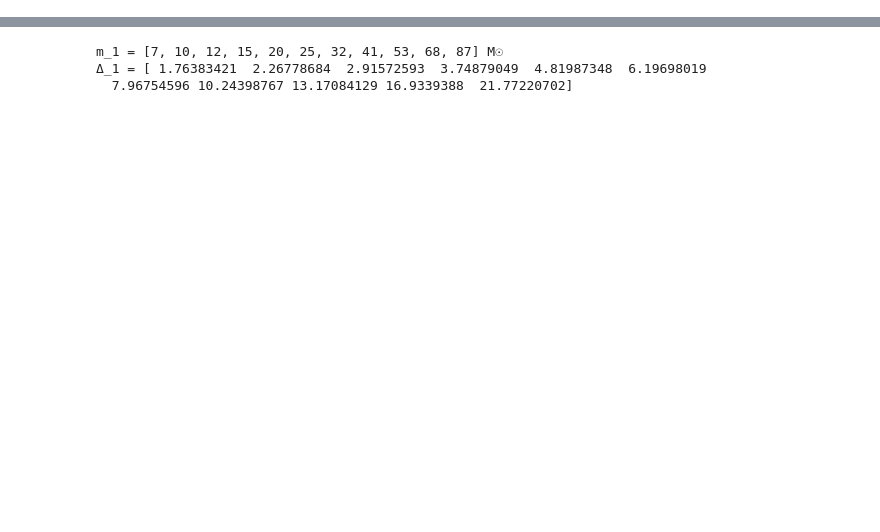
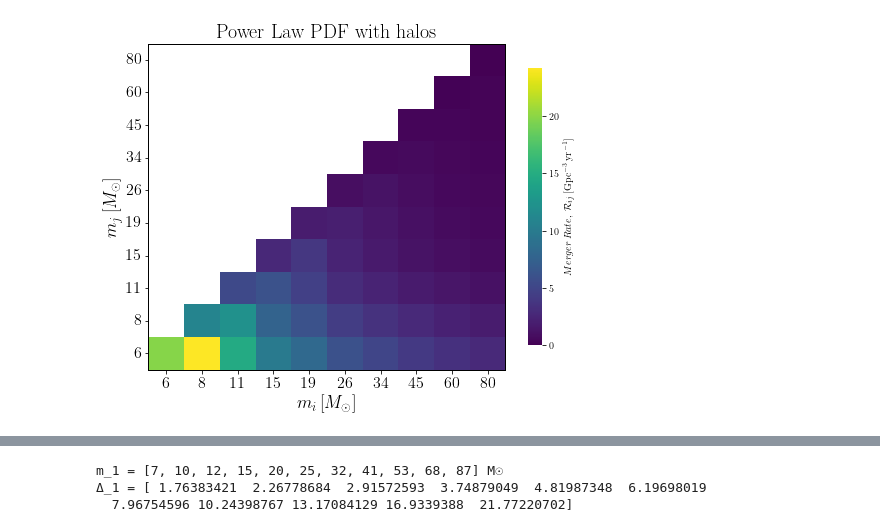
Before and after one commit to pratibhajangra591/Ifca-github, a Jupyter notebook: mergerwithdiff.massrange.ipynb, the cells around one changed output, grey strips where cells are left out. Cells and saved outputs as stored; diff of their text form; code cells hidden in the pictures; blank space fills up the shorter version.

```diff
--- a/mergerwithdiff.massrange.ipynb
+++ b/mergerwithdiff.massrange.ipynb
@@ -158,0 +198,69 @@ def merger_rate(m_1, m_2, Δ_1, Δ_2, t_m, DM_halos_presence):
+# %%
+# Calculation of the 2D merger rate for Powerlaw PBH mass distribution.
+#The resolution of the PBHs masses m_1 is Δ_1 and of m_2 is Δ_2.
+
+DM_halos_presence = 'True'
+Merger_haloPWR_1 = np.zeros((10, 10))
+
+
+
+for i in range(10):
+    for j in range(10):
+
+        m_min = 5
+
+        f_pbh = 4.3e-3
+        f = 0.85 * f_pbh
+
+
+        def P(m):      #Powerlaw PBH mass distribution
+            α = 1.6
+            M = 5      #in units of M☉, for PBHs mass range of 5 M☉-100 M☉ .
+            return ((α-1)/M) * ((m/M)**(-α))
+
+        if i==j:
+            Merger_haloPWR_1[i,j] = 0.5*merger_rate(m_1_list[i], m_2_list[j], Δ_1_list[i], Δ_2_list[j],  t_m, DM_halos_presence)
+
+        else:
+            Merger_haloPWR_1[i,j] = merger_rate(m_1_list[i], m_2_list[j], Δ_1_list[i], Δ_2_list[j],  t_m, DM_halos_presence)
+
+
+
+np.save("Merger_haloPWR_1", Merger_haloPWR_1)
+
+
+
+
+# Plot of merger rate for Power Law PBH mass function.
+
+mask = np.tril(np.ones((10,10)), k = -1)  #created an array of shape Merger_12 with all the elements in it being 0.
+fig,ax= plt.subplots(figsize=(8, 6))
+
+
+
+ax = sns.heatmap(Merger_haloPWR_1, mask = mask,  cmap = 'viridis', cbar = True,
+                 cbar_kws = {"shrink": 0.85,'label': '$Merger \: Rate, \: \mathcal{R}_{ij} \: [\mathrm{Gpc}^{-3} \, \mathrm{yr}^{-1}]$'},
+                 vmin = 0)
+
+
+# make frame visible
+for _, spine in ax.spines.items():
+    spine.set_visible(True)
+    spine.set_linewidth(1)
+
+
+plt.rcParams['xtick.direction'] = 'out'
+plt.rcParams['ytick.direction'] = 'out'
+plt.rcParams['font.family'] = 'serif'
+
+ax.set_xticklabels(m_1_list, fontsize = 16)
+ax.set_yticklabels(m_2_list,rotation = 360, fontsize = 16)
+
+
+ax.invert_yaxis()
+plt.xlabel('$m_{i}\,[M_{\odot}]$', fontsize = 18)
+plt.ylabel('$m_{j}\,[M_{\odot}]$', fontsize = 18)
+plt.title('Power Law PDF with halos', fontsize=20)
+plt.show()
+# %% [output]
+[figure, added]
```
Also changed, not shown: parts of 11 cells of this notebook.
